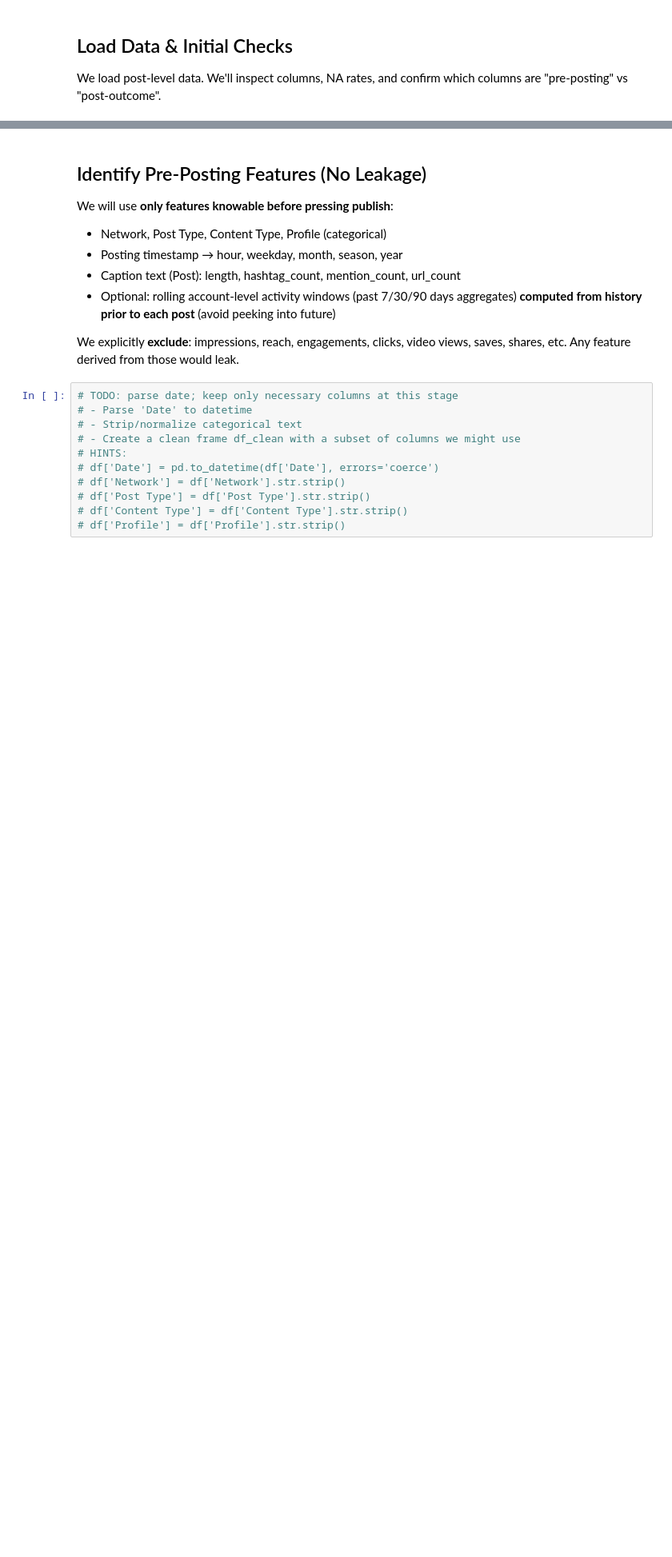
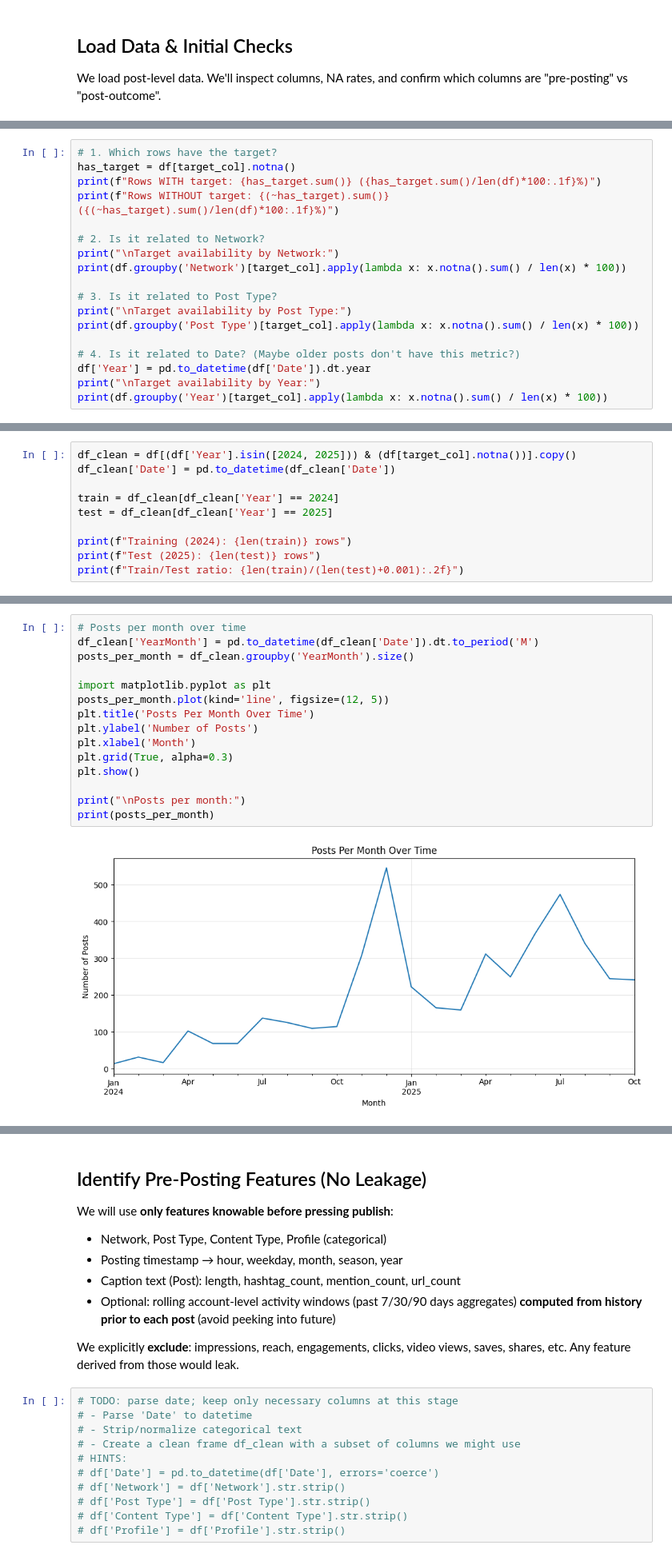
Before and after one commit to Tuminha/Periospot-ML-Social-Media-Performance-Predictor, a Jupyter notebook: notebooks/01_post_performance_binary.ipynb, the cells around one changed output, grey strips where cells are left out. Shown at 80% size. Saved outputs shown, nothing was run; the diff lists cells and outputs as text; blank space fills up the shorter version.

```diff
--- a/notebooks/01_post_performance_binary.ipynb
+++ b/notebooks/01_post_performance_binary.ipynb
@@ -40,0 +258,18 @@ We propose **Engagement Rate (per Impression)** as the continuous outcome to exp
+# %%
+# 1. Which rows have the target?
+has_target = df[target_col].notna()
+print(f"Rows WITH target: {has_target.sum()} ({has_target.sum()/len(df)*100:.1f}%)")
+print(f"Rows WITHOUT target: {(~has_target).sum()} ({(~has_target).sum()/len(df)*100:.1f}%)")
+
+# 2. Is it related to Network?
+print("\nTarget availability by Network:")
+print(df.groupby('Network')[target_col].apply(lambda x: x.notna().sum() / len(x) * 100))
+
+# 3. Is it related to Post Type?
+print("\nTarget availability by Post Type:")
+print(df.groupby('Post Type')[target_col].apply(lambda x: x.notna().sum() / len(x) * 100))
+
+# 4. Is it related to Date? (Maybe older posts don't have this metric?)
+df['Year'] = pd.to_datetime(df['Date']).dt.year
+print("\nTarget availability by Year:")
+print(df.groupby('Year')[target_col].apply(lambda x: x.notna().sum() / len(x) * 100))
@@ -40,0 +333,10 @@ We propose **Engagement Rate (per Impression)** as the continuous outcome to exp
+# %%
+df_clean = df[(df['Year'].isin([2024, 2025])) & (df[target_col].notna())].copy()
+df_clean['Date'] = pd.to_datetime(df_clean['Date'])
+
+train = df_clean[df_clean['Year'] == 2024]
+test = df_clean[df_clean['Year'] == 2025]
+
+print(f"Training (2024): {len(train)} rows")
+print(f"Test (2025): {len(test)} rows")
+print(f"Train/Test ratio: {len(train)/(len(test)+0.001):.2f}")
@@ -40,0 +371,17 @@ We propose **Engagement Rate (per Impression)** as the continuous outcome to exp
+# %%
+# Posts per month over time
+df_clean['YearMonth'] = pd.to_datetime(df_clean['Date']).dt.to_period('M')
+posts_per_month = df_clean.groupby('YearMonth').size()
+
+import matplotlib.pyplot as plt
+posts_per_month.plot(kind='line', figsize=(12, 5))
+plt.title('Posts Per Month Over Time')
+plt.ylabel('Number of Posts')
+plt.xlabel('Month')
+plt.grid(True, alpha=0.3)
+plt.show()
+
+print("\nPosts per month:")
+print(posts_per_month)
+# %% [output]
+[figure, added]
```
Also changed, not shown: parts of 20 cells of this notebook, 1 other file.
